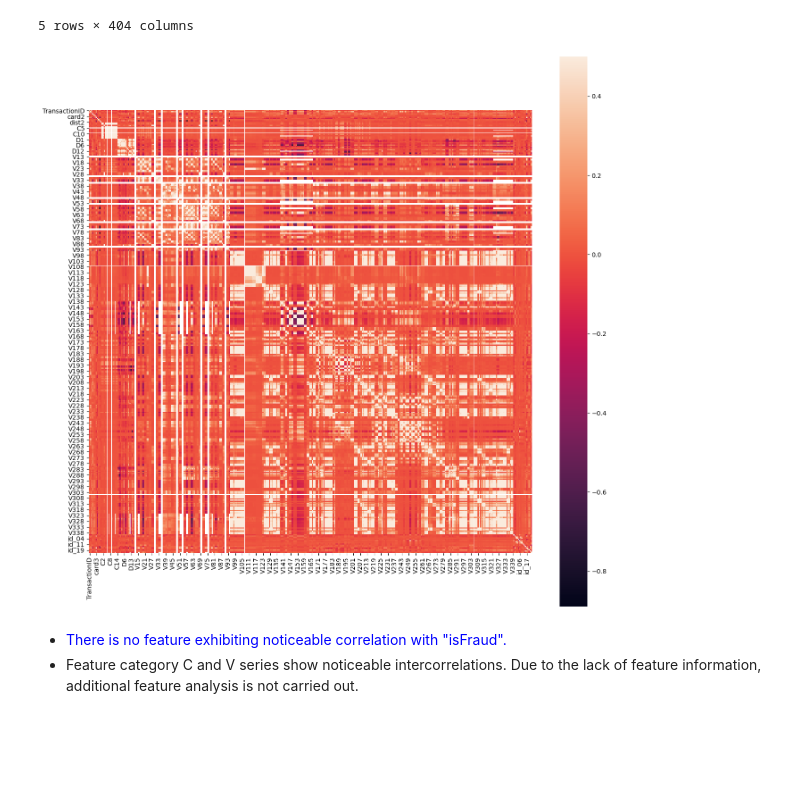
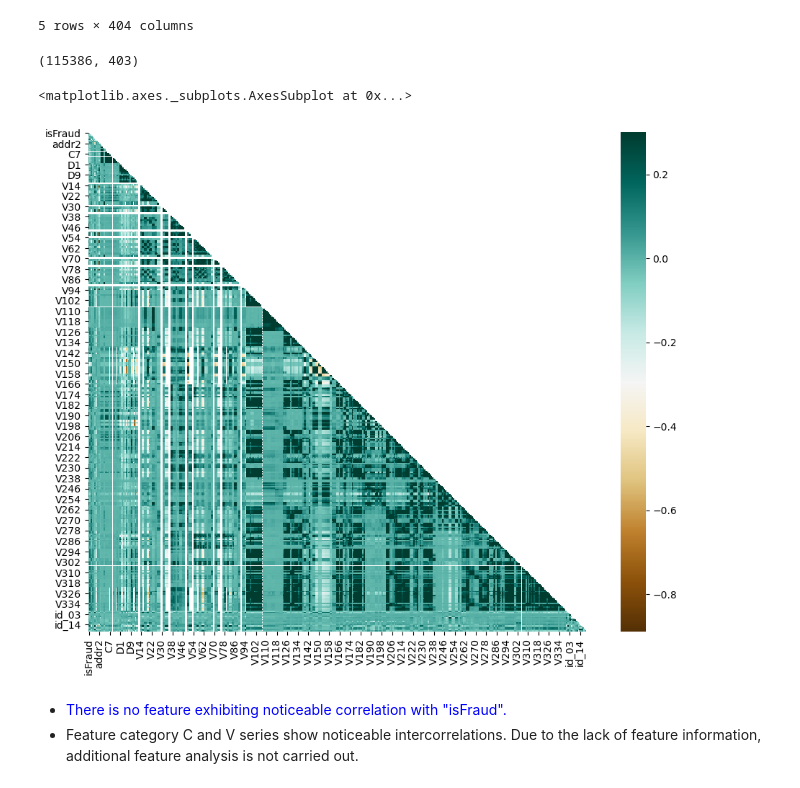
Before and after one commit to er1czz/HPC, a Jupyter notebook: Fraud_Detection_fullset_2.ipynb, the cells around one changed output. Cells and saved outputs as stored; diff of their text form; code cells hidden in the pictures; blank space fills up the shorter version.

```diff
--- a/Fraud_Detection_fullset_2.ipynb
+++ b/Fraud_Detection_fullset_2.ipynb
@@ -321,13 +321,20 @@ train.head()
 | 126135 | 3493180 | 0 | 13267628 | 150.000 | R | 14426 | 111.0 | 150.0 | mastercard | ... |
 | 12426 | 3027413 | 0 | 1003211 | 25.000 | H | 6170 | 174.0 | 150.0 | visa | ... |
 5 rows × 404 columns
+# %%
+train_c = train.set_index('TransactionID')
+# %%
+print(train_c.shape)
+# %% [output]
+(115386, 403)
 # %%
-correlation_matrix = train.corr()
-fig = plt.figure(figsize=(16,16))
-sns.heatmap(correlation_matrix,vmax=0.5,square = True)
-plt.show()
+correlation_matrix = train_c.corr()
+plt.figure(figsize=(12,9))
+matrix = np.triu(train_c.corr())
+sns.heatmap(correlation_matrix, mask = matrix, vmax=.3, square=True, cmap= 'BrBG')
 # %% [output]
+<matplotlib.axes._subplots.AxesSubplot at 0x...>
-[figure, old version]
+[figure, new version]
 # %% [markdown]
 - <span style="color:blue;">There is no feature exhibiting noticeable correlation with "isFraud".</span>
 - Feature category C and V series show noticeable intercorrelations. Due to the lack of feature information, additional feature analysis is not carried out.
```
Also changed, not shown: parts of 1 cell of this notebook.
